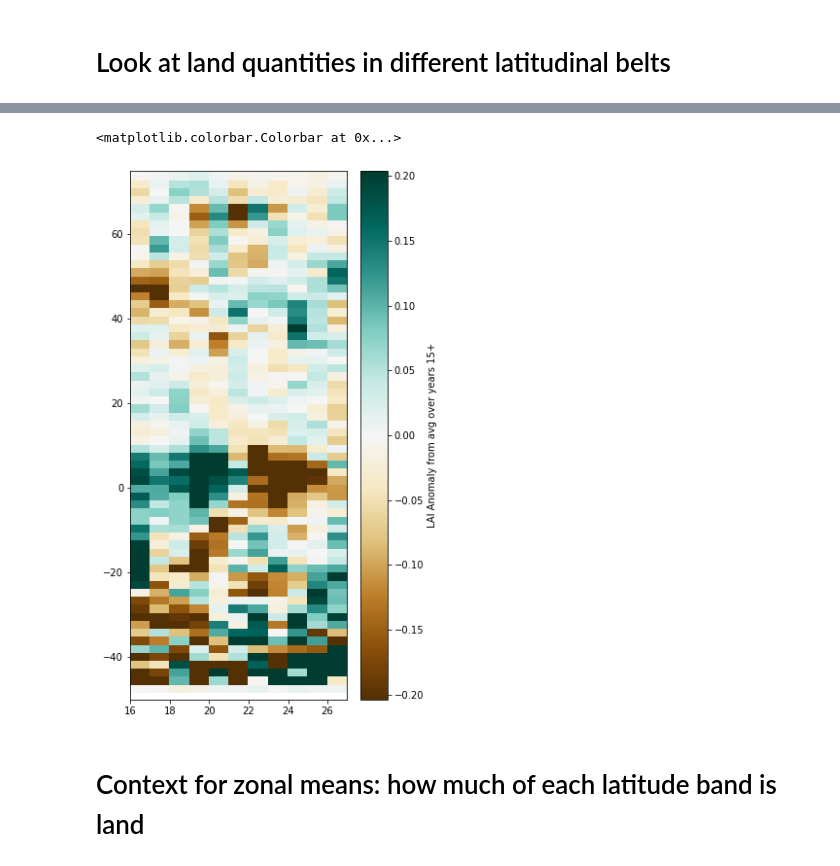
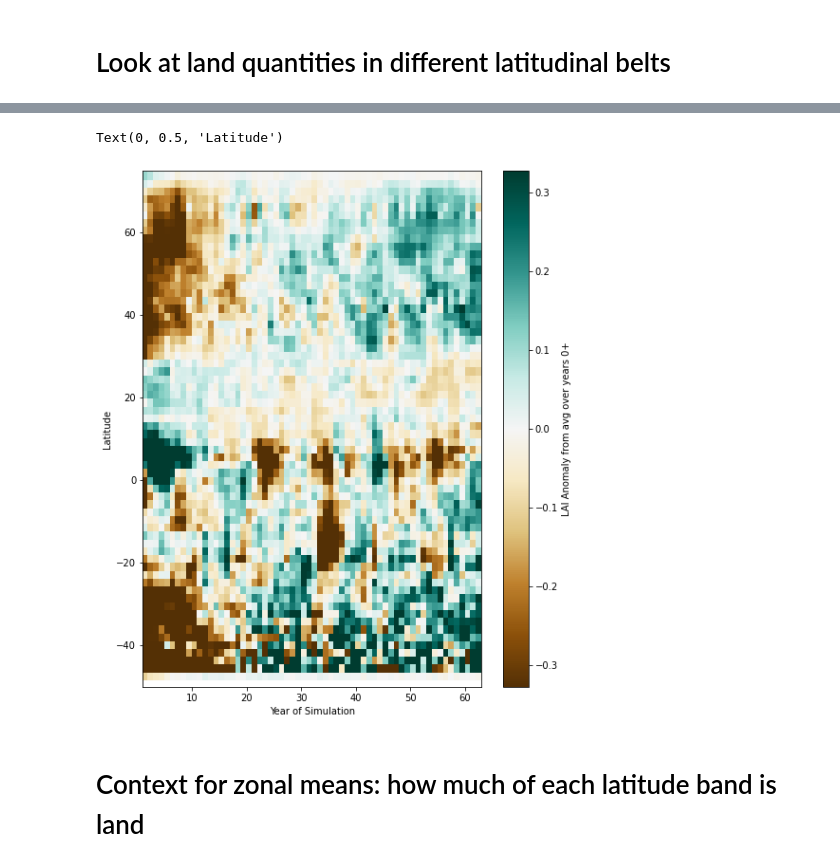
Before and after one commit to czarakas/coupled_PPE, a Jupyter notebook: code/check_simulations/Check_spin_up_after_doing_postproc.ipynb, the cells around one changed output, grey strips where cells are left out. Saved outputs shown, nothing was run; the diff lists cells and outputs as text; code cells hidden in the pictures.

```diff
--- a/code/check_simulations/Check_spin_up_after_doing_postproc.ipynb
+++ b/code/check_simulations/Check_spin_up_after_doing_postproc.ipynb
@@ -165,21 +202,23 @@ plt.tight_layout()
 # %%
 var = 'TLAI'
-yr_spin_up_done=15
+yr_spin_up_done=0
 var_series = ds_lnd[var]-273.15
 
-plt.figure(figsize=(5,10))
+plt.figure(figsize=(8,10))
 var_zonal_mean = var_series.where(ds2.landfrac==1).mean(dim='lon')
 var_zonal_mean = var_zonal_mean.groupby('time.year').mean(dim='time')
 var_zonal_mean=var_zonal_mean[yr_spin_up_done:,:]
 var_zonal_mean = var_zonal_mean - var_zonal_mean.mean(dim='year')
 cbound = np.max(np.abs([np.nanpercentile(var_zonal_mean,95),np.nanpercentile(var_zonal_mean,5)]))
 plt.pcolor(var_zonal_mean.year, var_zonal_mean.lat, var_zonal_mean.transpose(), cmap=plt.cm.BrBG,
           vmin=-cbound, vmax=cbound)#, tlai_zonal_mean.time, tlai_zonal_mean.lat)
 plt.ylim([-50,75])
 plt.colorbar(label='LAI Anomaly from avg over years '+str(yr_spin_up_done)+'+')
+plt.xlabel('Year of Simulation')
+plt.ylabel('Latitude')
 # %% [output]
-<matplotlib.colorbar.Colorbar at 0x...>
+Text(0, 0.5, 'Latitude')
-[figure, old version]
+[figure, new version]
 # %% [markdown]
 # Context for zonal means: how much of each latitude band is land
 # %%
```
Also changed, not shown: parts of 20 cells of this notebook, 3 other files.
